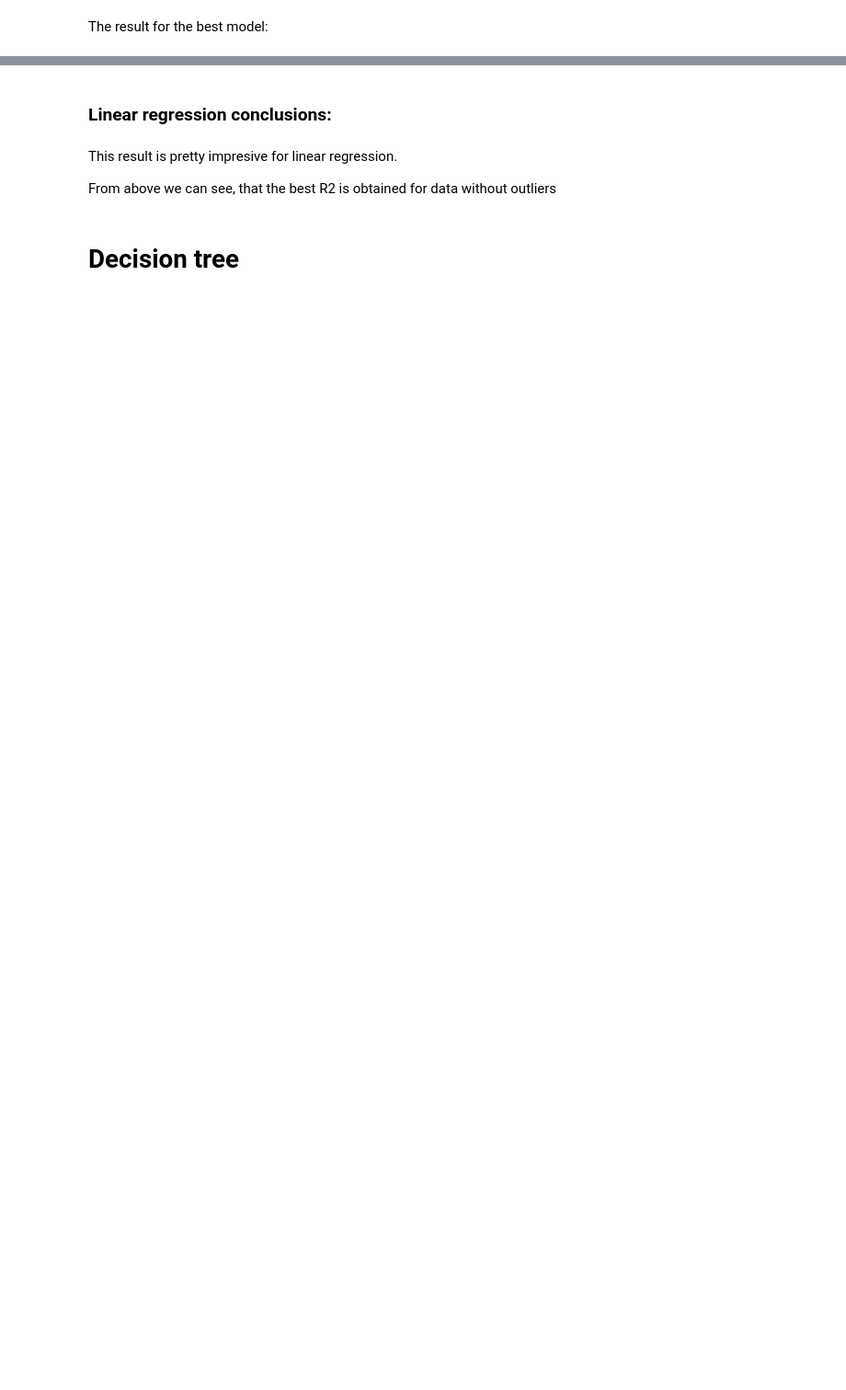
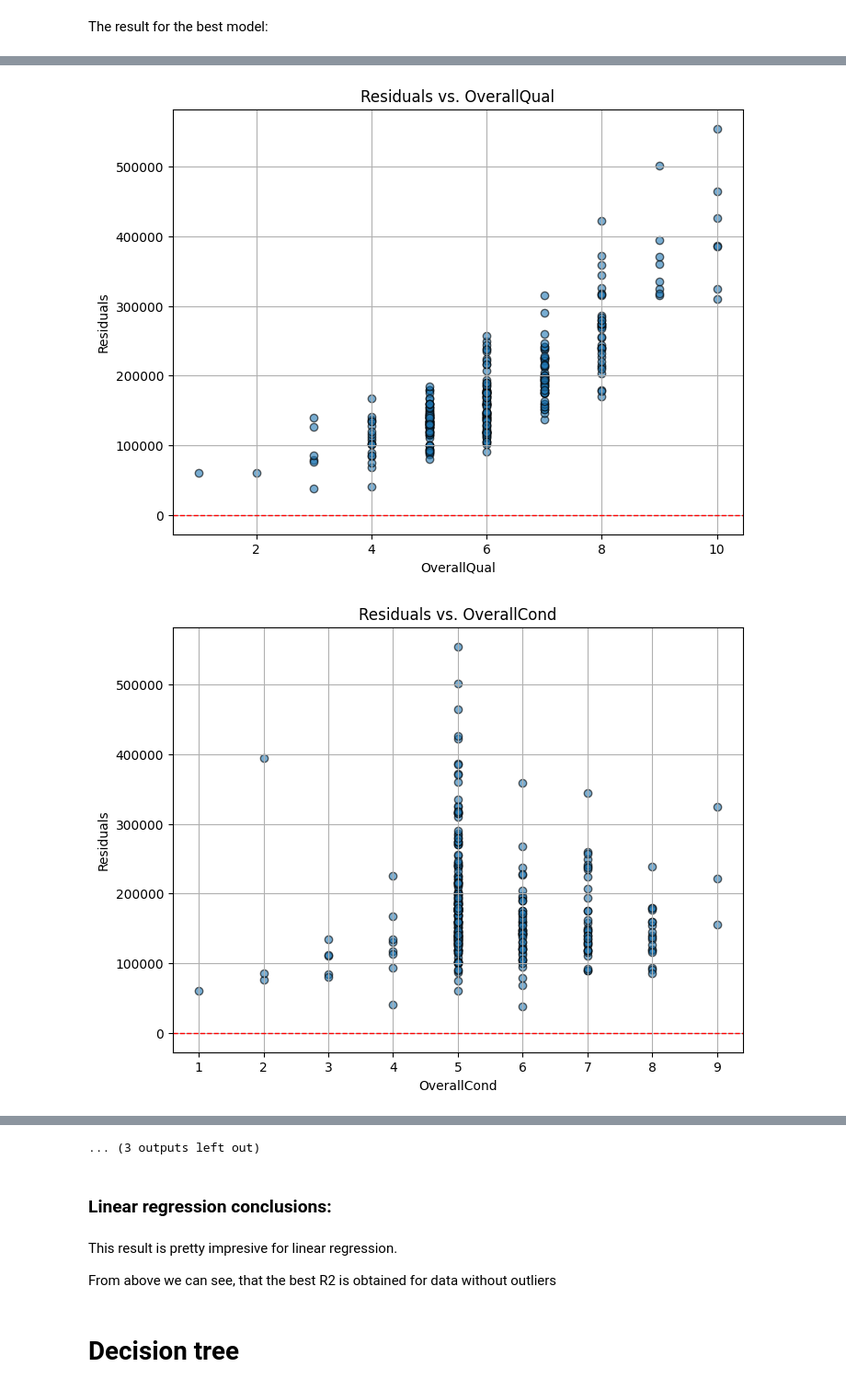
Before and after one commit to StDevon/house-prices-regression, a Jupyter notebook: simple_models.ipynb, the cells around one changed output, grey strips where cells are left out. Shown at 92% size. Drawn from its saved outputs; the diff is of its cells as text; code cells hidden in the pictures; blank space fills up the shorter version.

```diff
--- a/simple_models.ipynb
+++ b/simple_models.ipynb
@@ -385,0 +420,59 @@ Removing outliers results in overall better performance of LR models. This is pe
+# %%
+import matplotlib.pyplot as plt
+import numpy as np
+import pandas as pd
+
+def plot_residuals_by_feature(model_output: dict, features: list = None):
+    """
+    Plot residuals (test set errors) versus specified features from the original test set.
+
+    Parameters:
+    -----------
+    model_output : dict
+        The dictionary returned by train_linear_regression. It should contain:
+            - 'model': the trained Pipeline
+            - 'test_data': a tuple (X_test, y_test)
+    features : list, optional
+        List of feature names (columns in X_test) to plot against the residuals.
+        If None, a plot is generated for each feature in X_test.
+
+    Notes:
+    ------
+    - This function uses the original X_test (i.e., before any transformation in the pipeline)
+      so that the plots reflect the raw feature values.
+    - If you have many features, you might want to supply a subset via the 'features' parameter.
+    """
+    # Unpack the test data and model from the output dictionary
+    X_test, y_test = model_output['test_data']
+    model = model_output['model']
+
+    # Compute predictions on the test set
+    y_pred = model.predict(X_test)
+
+    # Calculate residuals
+    residuals = y_test - y_pred
+
+    # If features are not specified, plot for every feature in X_test.
+    if features is None:
+        features = X_test.columns.tolist()
+
+    # Plot residuals versus each specified feature
+    for feature in features:
+        plt.figure(figsize=(8, 6))
+        plt.scatter(X_test[feature], residuals, alpha=0.6, edgecolor='k')
+        plt.xlabel(feature)
+        plt.ylabel("Residuals")
+        plt.title(f"Residuals vs. {feature}")
+        plt.axhline(0, color='red', linestyle='--', linewidth=1)
+        plt.grid(True)
+        plt.show()
+
+
+
+# plot_residuals_by_feature(results, ['GrLivArea', 'GarageArea', 'TotalBsmtSF', '1stFlrSF', 'YearBuilt', 'YearRemodAdd'])
+plot_residuals_by_feature(results, ['OverallQual', 'OverallCond', 'ExterQual', 'ExterCond', 'BsmtQual', 'BsmtCond',
+    'BsmtExposure', 'BsmtFinType1', 'BsmtFinType2', 'HeatingQC', 'KitchenQual',
+    'FireplaceQu', 'GarageQual', 'GarageCond', 'PoolQC'])
+# %% [output]
+[figure, added]
+[figure, added]
@@ -386,3 +489,4 @@ Removing outliers results in overall better performance of LR models. This is pe
+... (3 outputs left out)
 # %% [markdown]
 ### Linear regression conclusions:
 # %% [markdown]
```
Also changed, not shown: parts of 8 cells of this notebook.
